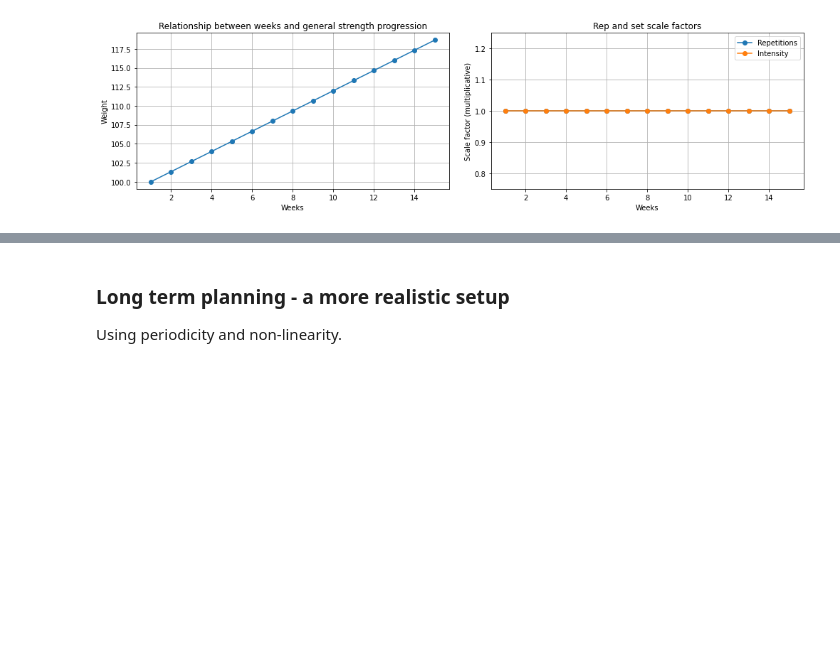
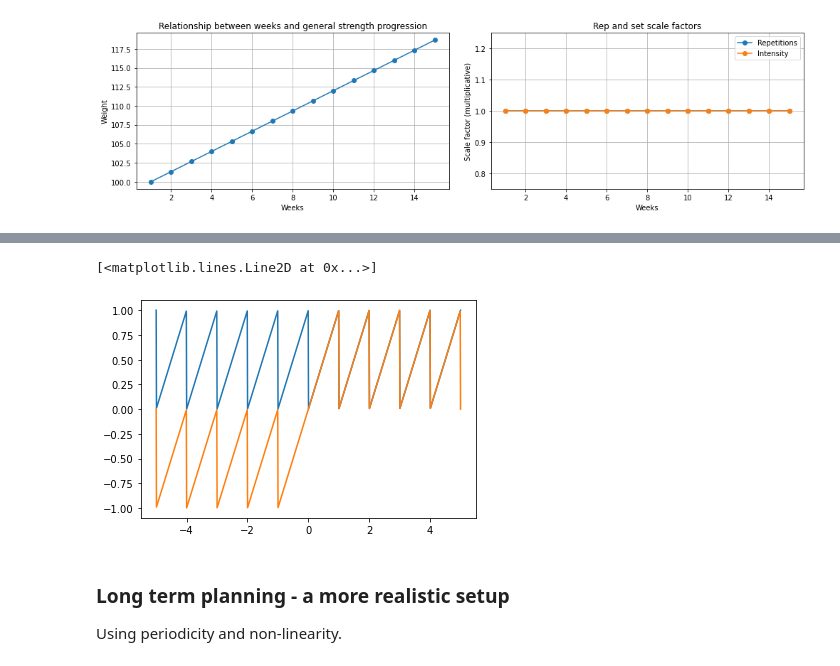
Before and after one commit to tommyod/streprogen, a Jupyter notebook: docs/examples/Streprogen - Advanced features.ipynb, the cells around one changed output, grey strips where cells are left out. Cells and saved outputs as stored; diff of their text form; code cells hidden in the pictures; blank space fills up the shorter version.

```diff
--- a/docs/examples/Streprogen - Advanced features.ipynb
+++ b/docs/examples/Streprogen - Advanced features.ipynb
@@ -96,3 +154,18 @@ plt.tight_layout()
+# %%
+import numpy as np
+
+x = np.linspace(-5, 5, num=1000)
+fra, inte = np.modf(x + np.min(x))
+fra = fra + 1
+
+fra2, inte = np.modf(x)
+
+plt.plot(x, fra)
+
+plt.plot(x, fra2)
+# %% [output]
+[<matplotlib.lines.Line2D at 0x...>]
+[figure, added]
 # %% [markdown]
 ### Long term planning - a more realistic setup
 
```
Also changed, not shown: parts of 7 cells of this notebook, 2 other files.
